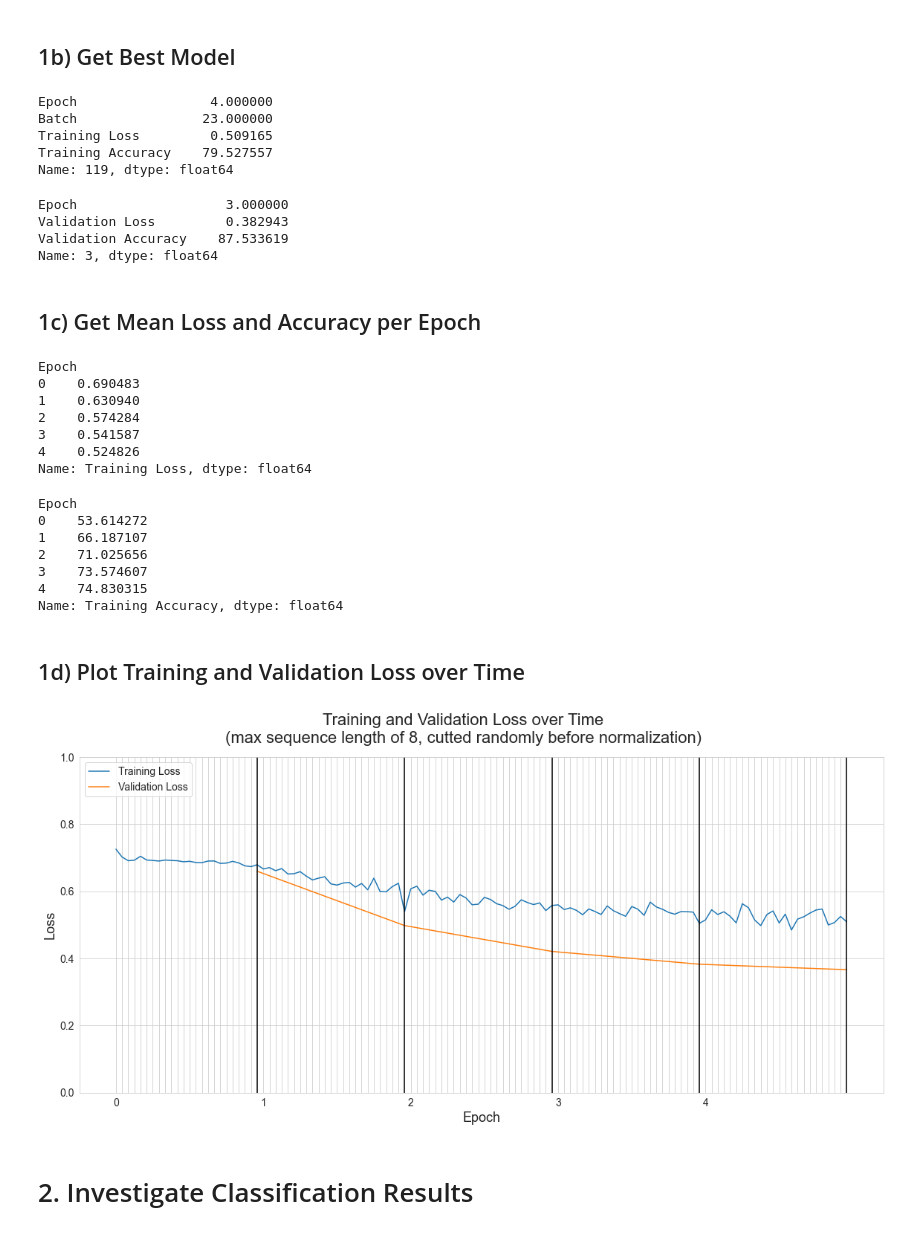
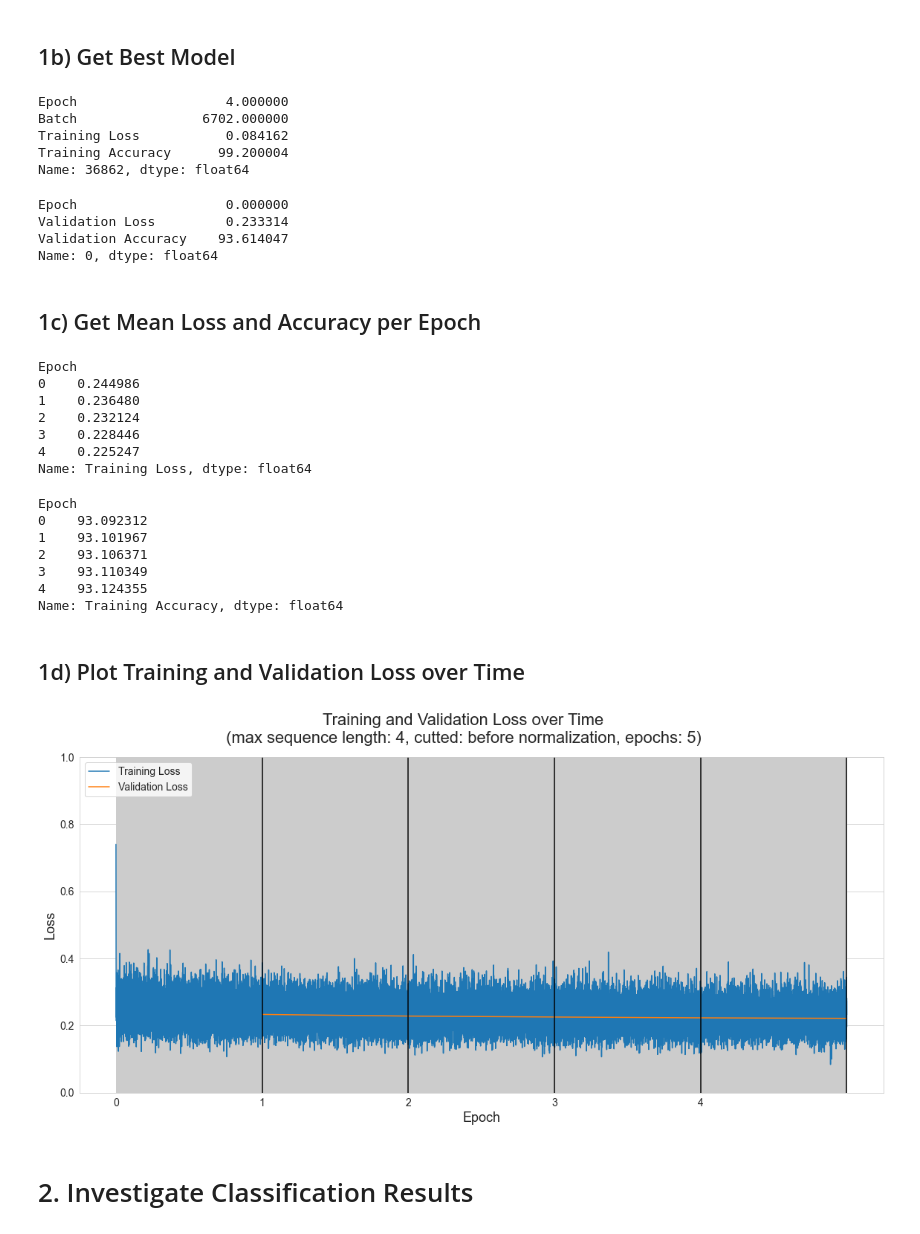
Before and after one commit to ninaihde/dl-plasmid-classifier, a Jupyter notebook: src/evaluate.ipynb, the cells around one changed output. Drawn from its saved outputs; the diff is of its cells as text; code cells hidden in the pictures.

Commit message:
Evaluate training with max=4 and epochs=5

```diff
--- a/src/evaluate.ipynb
+++ b/src/evaluate.ipynb
@@ -42,5 +43,5 @@ cut = 'Before'
 # %%
-chosen_logs_train = pd.read_csv(f'../logs/max{max}_cut{cut}_training.csv')
+chosen_logs_train = pd.read_csv(f'../logs/max{max}_cut{cut}_{epochs}epochs_training.csv')
 chosen_logs_train
 # %% [output]
 |  | Epoch | Batch | Training Loss | Training Accuracy |
@@ -59,5 +60,5 @@ chosen_logs_train
 # %%
-chosen_logs_val = pd.read_csv(f'../logs/max{max}_cut{cut}_validation.csv')
+chosen_logs_val = pd.read_csv(f'../logs/max{max}_cut{cut}_{epochs}epochs_validation.csv')
 chosen_logs_val
 # %% [output]
 |  | Epoch | Validation Loss | Validation Accuracy |
@@ -71,39 +72,39 @@ chosen_logs_val
 # %%
 chosen_logs_train.iloc[chosen_logs_train['Training Accuracy'].idxmax()]
 # %% [output]
-Epoch                 4.000000
-Batch                23.000000
-Training Loss         0.509165
-Training Accuracy    79.527557
-Name: 119, dtype: float64
+Epoch                   4.000000
+Batch                6702.000000
+Training Loss           0.084162
+Training Accuracy      99.200004
+Name: 36862, dtype: float64
 # %%
 chosen_logs_val.iloc[chosen_logs_val['Validation Accuracy'].idxmax()]
 # %% [output]
-Epoch                   3.000000
-Validation Loss         0.382943
-Validation Accuracy    87.533619
-Name: 3, dtype: float64
+Epoch                   0.000000
+Validation Loss         0.233314
+Validation Accuracy    93.614047
+Name: 0, dtype: float64
 # %% [markdown]
 ## 1c) Get Mean Loss and Accuracy per Epoch
 # %%
 chosen_logs_train.groupby('Epoch')['Training Loss'].mean()
 # %% [output]
 Epoch
-0    0.690483
-1    0.630940
-2    0.574284
-3    0.541587
-4    0.524826
+0    0.244986
+1    0.236480
+2    0.232124
+3    0.228446
+4    0.225247
 Name: Training Loss, dtype: float64
 # %%
 chosen_logs_train.groupby('Epoch')['Training Accuracy'].mean()
 # %% [output]
 Epoch
-0    53.614272
-1    66.187107
-2    71.025656
-3    73.574607
-4    74.830315
+0    93.092312
+1    93.101967
+2    93.106371
+3    93.110349
+4    93.124355
 Name: Training Accuracy, dtype: float64
 # %% [markdown]
 ## 1d) Plot Training and Validation Loss over Time
@@ -111,8 +112,9 @@ Name: Training Accuracy, dtype: float64
 import matplotlib.pyplot as plt
 import seaborn as sns
 
-sns.set_style('whitegrid')
 fig, ax = plt.subplots(figsize=(16, 8))
+fig.patch.set_facecolor('white')
+ax.set_facecolor('white')
 
 # add blue line for training loss per batch
 plotdata1 = chosen_logs_train
@@ -124,41 +126,41 @@ sns.lineplot(data=plotdata1,
              color='tab:blue',
              label='Training Loss')
 
-fig.suptitle(f'Training and Validation Loss over Time\n(max sequence length of {max}, cutted randomly {cut.lower()} normalization)', fontsize=22)
+fig.suptitle(f'Training and Validation Loss over Time\n(max sequence length: {max}, cutted: {cut.lower()} normalization, epochs: {epochs})', fontsize=22)
 ax.set(ylim=(0.0, 1.0))
 plt.xlabel('Epoch', fontsize=18)
 plt.ylabel('Loss', fontsize=18)
 plt.xticks(fontsize=14)
 plt.yticks(fontsize=14)
 plt.rc('legend', fontsize=14)
 
 # remove batch x-tick labels
 for i, x_tick in enumerate(ax.xaxis.get_ticklabels()):
     if not i % plotdata1['Batch'].nunique() == 0:
         x_tick.set_visible(False)
 
 # make epoch-batch combination to epoch only again as x-tick labels
 ax.set_xticklabels(plotdata1['Epoch'])
 
 # add orange line for validation loss per epoch
 plotdata2 = chosen_logs_val
 plotdata2['Shifted_Epoch'] = (plotdata2['Epoch'] * plotdata1['Batch'].nunique()) + (plotdata1['Batch'].nunique() - 1)
 sns.lineplot(data=plotdata2,
              ax=ax,
              x='Shifted_Epoch',
              y='Validation Loss',
              color='tab:orange',
              label='Validation Loss')
 
 # mark with vertical line where validation loss was measured/ epoch ends
 for epoch_end in plotdata2['Shifted_Epoch']:
     plt.axvline(epoch_end, color='black')
 
 plt.tight_layout()
-plt.savefig(f'../plots/max{max}_cut{cut}_both_losses_over_time.png', dpi=300)
+plt.savefig(f'../plots/max{max}_cut{cut}_epochs{epochs}_both_losses_over_time.png', dpi=300)
 #plt.close()
 # %% [output]
-[figure, old version]
+[figure, new version]
 # %%
 # TODO: same plot like above, but for accuracy
 # %% [markdown]
```
Also changed, not shown: parts of 5 cells of this notebook.
